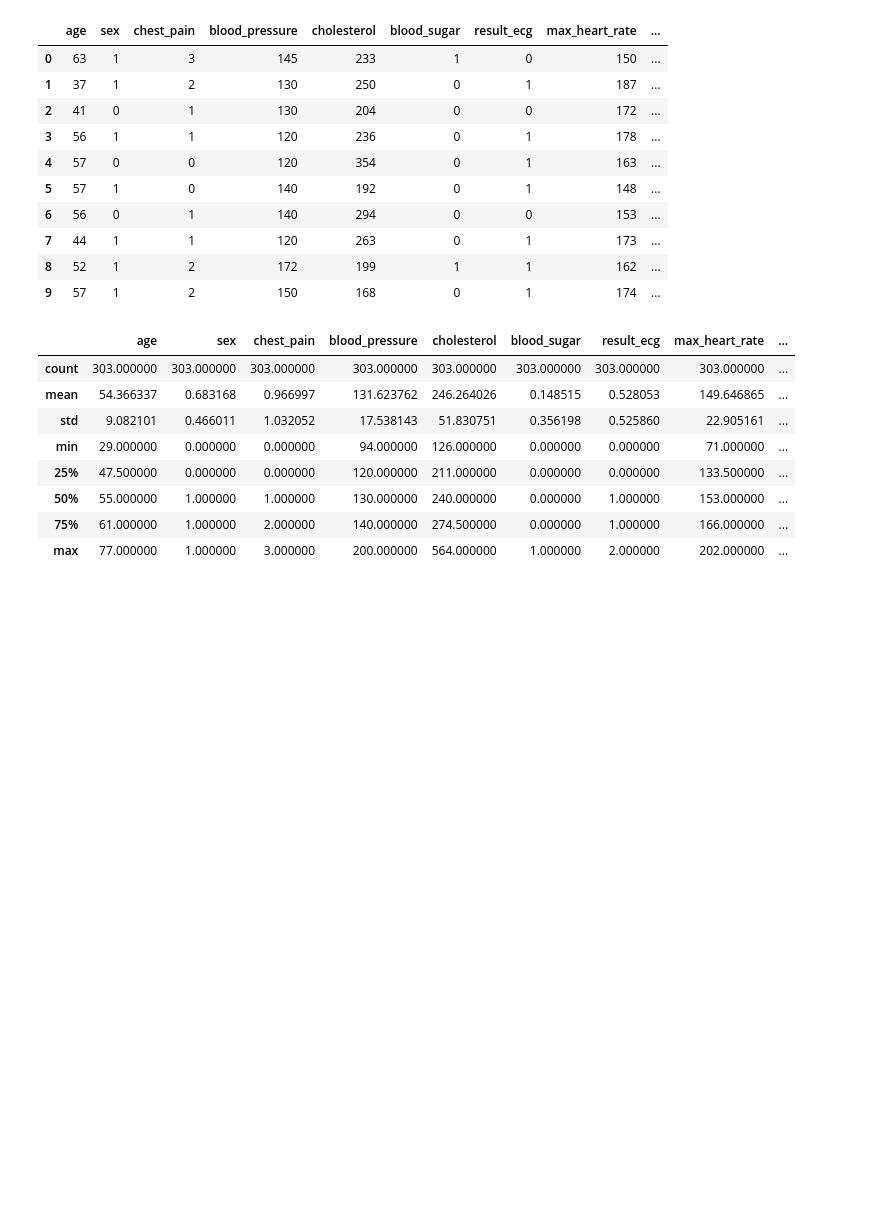
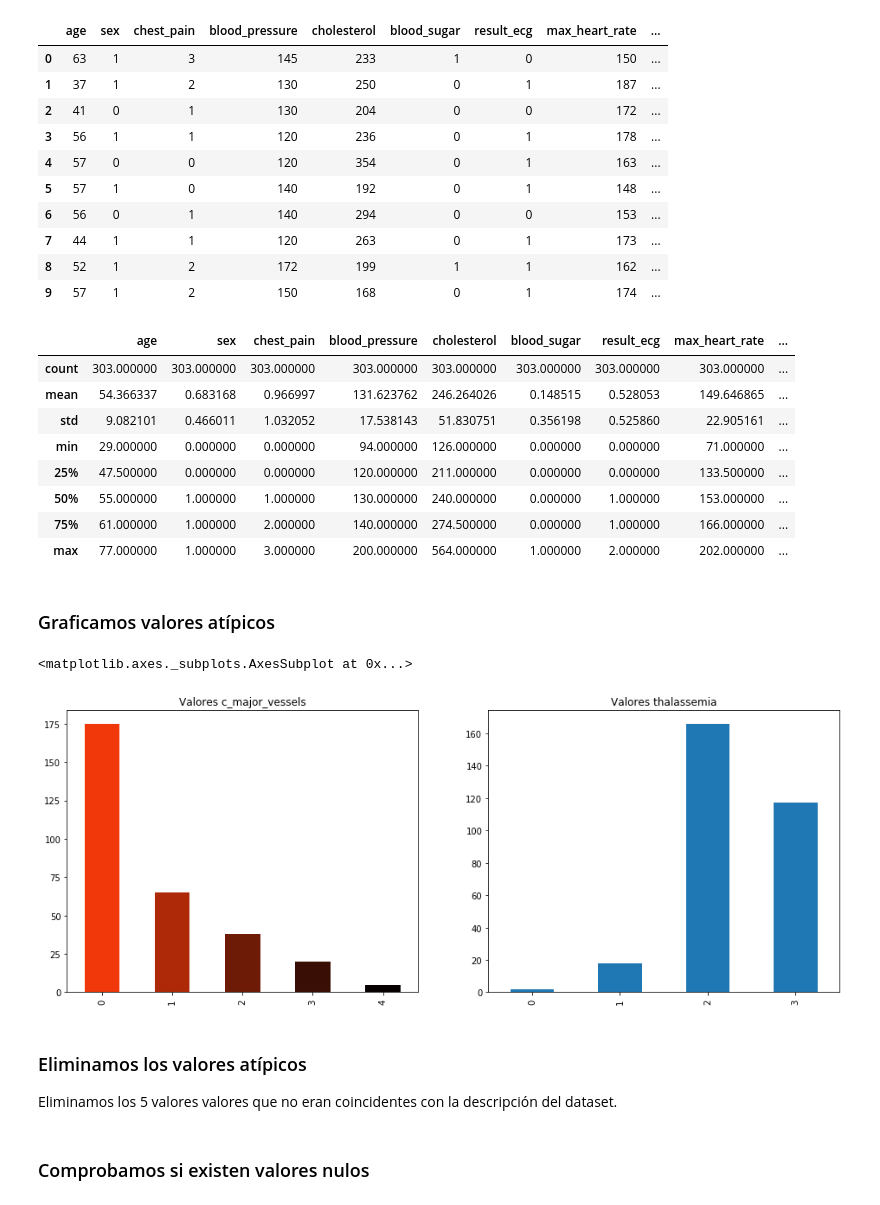
Before and after one commit to NicoMalta/ml_ucse, a Jupyter notebook: tp1_exploration.ipynb, the cells around one changed output. Saved outputs shown, nothing was run; the diff lists cells and outputs as text; code cells hidden in the pictures; blank space fills up the shorter version.

Commit message:
Limpieza dataset, ingenieria features, graficos

```diff
--- a/tp1_exploration.ipynb
+++ b/tp1_exploration.ipynb
@@ -88,11 +88,10 @@ from sklearn.model_selection import train_test_split
 full = pd.read_csv("./heart.csv")
 
 #Borramos la columna referida a thalassemia, explicacion debajo.
-del full['thal']
 
 #Cambiamos el nombre de las columnas para que queden igual que en el diccionario de datos.
 full.columns = ['age', 'sex', 'chest_pain', 'blood_pressure', 'cholesterol', 'blood_sugar', 'result_ecg', 'max_heart_rate',
-       'exercise_angina', 'st_depression', 'st_slope', 'c_major_vessels', 'target']
+       'exercise_angina', 'st_depression', 'st_slope', 'c_major_vessels','thalassemia' ,'target']
 
 full.head(10)
 # %% [output]
@@ -122,3 +121,19 @@ full.describe()
 | 50% | 55.000000 | 1.000000 | 1.000000 | 130.000000 | 240.000000 | 0.000000 | 1.000000 | 153.000000 | ... |
 | 75% | 61.000000 | 1.000000 | 2.000000 | 140.000000 | 274.500000 | 0.000000 | 1.000000 | 166.000000 | ... |
 | max | 77.000000 | 1.000000 | 3.000000 | 200.000000 | 564.000000 | 1.000000 | 2.000000 | 202.000000 | ... |
+# %% [markdown]
+### Graficamos valores atípicos
+# %%
+f,ax=plt.subplots(1,2,figsize=(16,6))
+ax[0].set_title('Valores c_major_vessels')
+full.c_major_vessels.value_counts().sort_index().plot.bar(ax=ax[0],color=["#F1380A","#AE2908","#6D1B07","#390E04","#060100"])
+
+ax[1].set_title('Valores thalassemia')
+full.thalassemia.value_counts().sort_index().plot.bar(ax=ax[1])
+# %% [output]
+<matplotlib.axes._subplots.AxesSubplot at 0x...>
+[figure, added]
+# %% [markdown]
+### Eliminamos los valores atípicos
+
+Eliminamos los 5 valores valores que no eran coincidentes con la descripción del dataset.
@@ -125,3 +144,5 @@ full.describe()
+# %% [markdown]
+### Comprobamos si existen valores nulos
 # %%
 full.isnull().sum()
 # %% [output]
```
Also changed, not shown: parts of 14 cells of this notebook.
